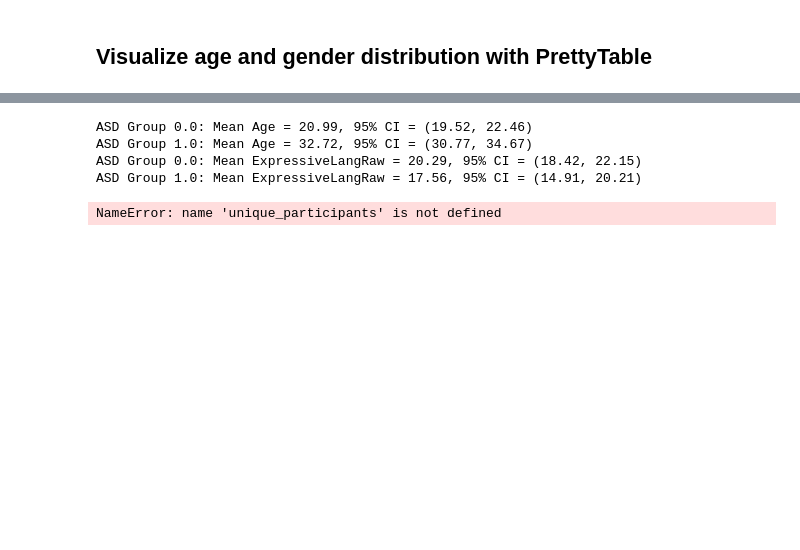
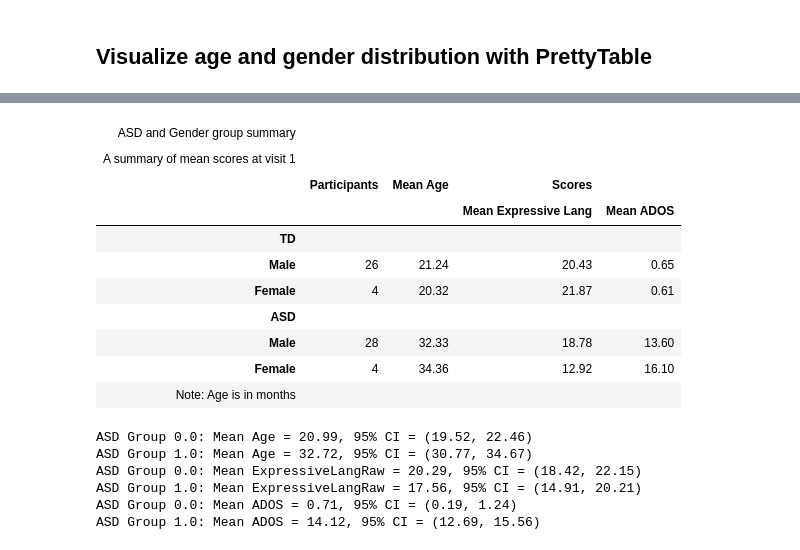
Before and after one commit to IdaElmBro/Bachelor_2024, a Jupyter notebook: src/preprocessing.ipynb, the cells around one changed output, grey strips where cells are left out. Saved outputs shown, nothing was run; the diff lists cells and outputs as text; code cells hidden in the pictures; blank space fills up the shorter version.

```diff
--- a/src/preprocessing.ipynb
+++ b/src/preprocessing.ipynb
@@ -431,3 +388,55 @@ create_pretty_table(grouped_data)
+# %%
+import pandas as pd
+from great_tables import GT, md, html
+
+# filter for Visit 1 only
+visit1_data = clean_features[clean_features['Visit'] == 1]
+
+# group by ASD and Gender, and calculate the number of unique participants, mean age, and mean ExpressiveLangRaw
+grouped_data = visit1_data.groupby(['ASD', 'Gender']).agg(
+    Participants=('Participant', 'nunique'),
+    Mean_Age=('Age', 'mean'),
+    Mean_ExpressiveLangRaw=('ExpressiveLangRaw', 'mean'),
+    Mean_ADOS=('ADOS1', 'mean')
+).round(2)
+
+grouped_data_reset = grouped_data.reset_index()
+
+# rename ASD values and Gender values
+grouped_data_reset['ASD'] = grouped_data_reset['ASD'].map({1.0: 'ASD', 0.0: 'TD'})
+grouped_data_reset['Gender'] = grouped_data_reset['Gender'].map({1.0: 'Male', 2.0: 'Female'})
+
+# remove rows with NaN in 'ASD'
+grouped_data_reset = grouped_data_reset.dropna(subset=['ASD', 'Gender'])
+
+gt_output = (
+    GT(grouped_data_reset, rowname_col="Gender", groupname_col="ASD")
+    .tab_spanner(label=md("*Scores*"), columns=["Mean_ExpressiveLangRaw", "Mean_ADOS"])
+    .tab_header(
+        title=html("ASD and Gender group summary"),
+        subtitle=html("A summary of mean scores at visit 1"),
+    )
+    .cols_label(Mean_Age="Mean Age", Mean_ExpressiveLangRaw="Mean Expressive Lang", Mean_ADOS="Mean ADOS")
+    .fmt_number(columns=["Mean_Age", "Mean_ExpressiveLangRaw", "Mean_ADOS"], decimals=2)  # Format numbers to 2 decimals
+    .fmt_integer(columns="Participants")  # Format participants as integers
+    .tab_source_note(source_note="Note: Age is in months")
+)
+
+GT.show(gt_output)
+
+GT.save(gt_output, "../out/summary.pdf")
+# %% [output]
+| ASD and Gender group summary |  |  |  |  |
+| A summary of mean scores at visit 1 |  |  |  |  |
+|  | Participants | Mean Age | Scores |  |
+|  |  |  | Mean Expressive Lang | Mean ADOS |
+| TD |  |  |  |  |
+| Male | 26 | 21.24 | 20.43 | 0.65 |
+| Female | 4 | 20.32 | 21.87 | 0.61 |
+| ASD |  |  |  |  |
+| Male | 28 | 32.33 | 18.78 | 13.60 |
+| Female | 4 | 34.36 | 12.92 | 16.10 |
+| Note: Age is in months |  |  |  |  |
 # %%
 import scipy.stats as stats
 import numpy as np
@@ -451,14 +460,14 @@ def calculate_mean_ci_by_asd(df, variable, visit=1, confidence=0.95):
 
         print(f"ASD Group {asd}: Mean {variable} = {mean_value:.2f}, 95% CI = ({ci[0]:.2f}, {ci[1]:.2f})")
 
+
 calculate_mean_ci_by_asd(clean_features, 'Age')
 calculate_mean_ci_by_asd(clean_features, 'ExpressiveLangRaw')
+calculate_mean_ci_by_asd(clean_features, 'ADOS')
 # %% [output]
 ASD Group 0.0: Mean Age = 20.99, 95% CI = (19.52, 22.46)
 ASD Group 1.0: Mean Age = 32.72, 95% CI = (30.77, 34.67)
 ASD Group 0.0: Mean ExpressiveLangRaw = 20.29, 95% CI = (18.42, 22.15)
 ASD Group 1.0: Mean ExpressiveLangRaw = 17.56, 95% CI = (14.91, 20.21)
+ASD Group 0.0: Mean ADOS = 0.71, 95% CI = (0.19, 1.24)
+ASD Group 1.0: Mean ADOS = 14.12, 95% CI = (12.69, 15.56)
-# %%
-print(unique_participants.sort_values(by='Participant').to_string())
-# %% [output]
-NameError: name 'unique_participants' is not defined
```
Also changed, not shown: parts of 2 cells of this notebook, 2 other files.
